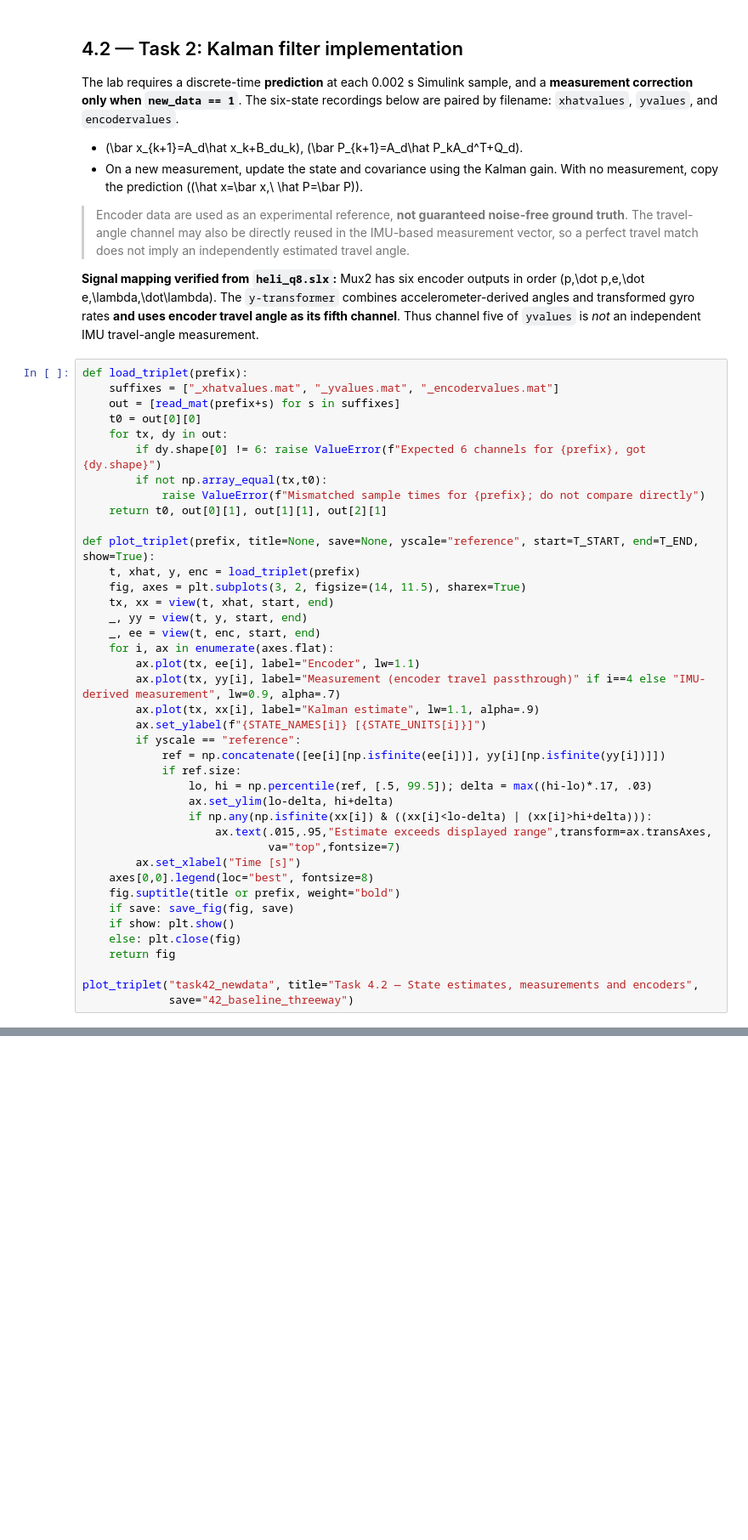
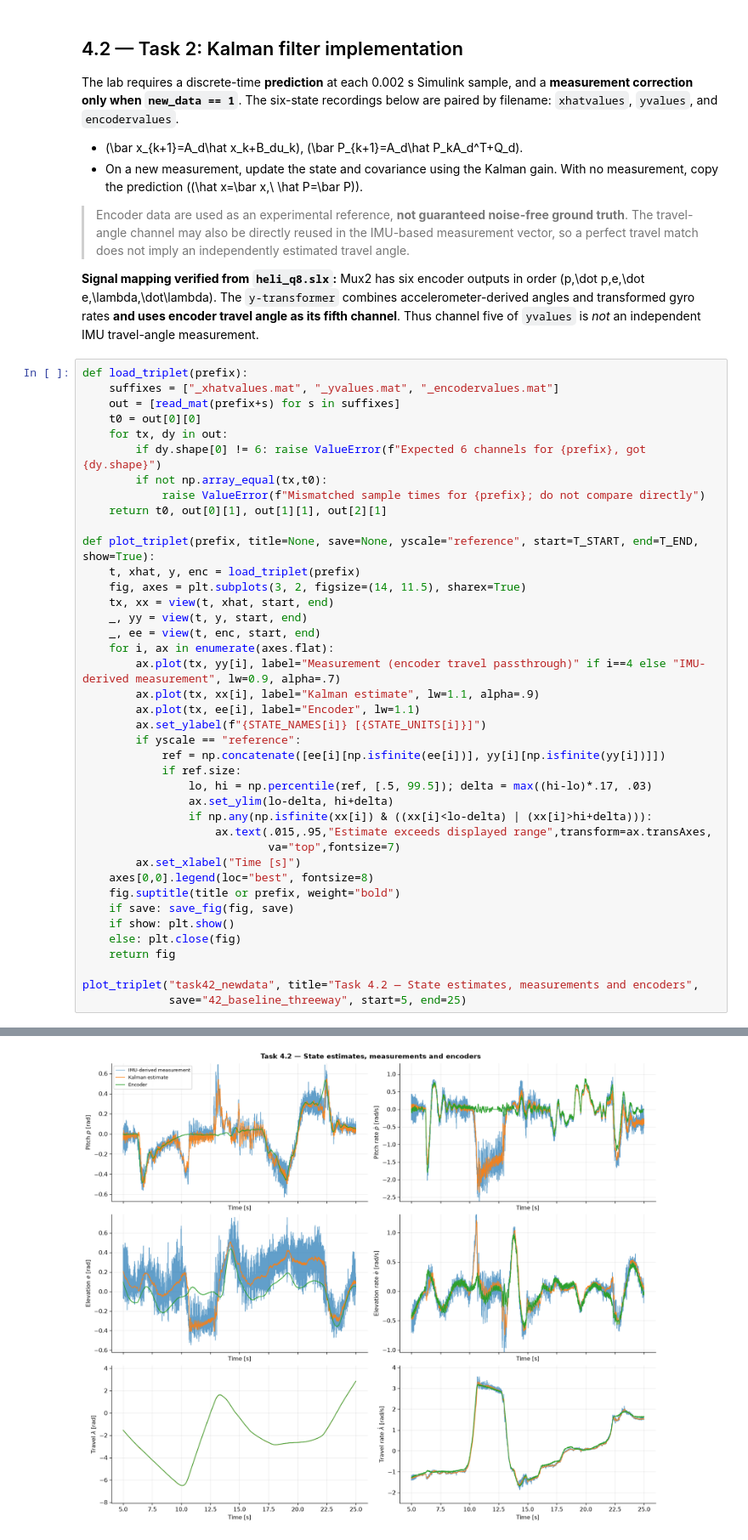
Before and after one commit to Pederaa/TTK4115-Helicopter-lab, a Jupyter notebook: Part IV – Kalman filter/Behandling av data fra lab/03_Analyse/TTK4115_Lab4_Analyse_PartIV_Renset.ipynb, the cells around one changed output, grey strips where cells are left out. Shown at 85% size. Drawn from its saved outputs; the diff is of its cells as text; blank space fills up the shorter version.

```diff
--- a/Part IV – Kalman filter/Behandling av data fra lab/03_Analyse/TTK4115_Lab4_Analyse_PartIV_Renset.ipynb
+++ b/Part IV – Kalman filter/Behandling av data fra lab/03_Analyse/TTK4115_Lab4_Analyse_PartIV_Renset.ipynb
@@ -355,9 +425,9 @@ def plot_triplet(prefix, title=None, save=None, yscale="reference", start=T_STAR
     _, yy = view(t, y, start, end)
     _, ee = view(t, enc, start, end)
     for i, ax in enumerate(axes.flat):
-        ax.plot(tx, ee[i], label="Encoder", lw=1.1)
         ax.plot(tx, yy[i], label="Measurement (encoder travel passthrough)" if i==4 else "IMU-derived measurement", lw=0.9, alpha=.7)
         ax.plot(tx, xx[i], label="Kalman estimate", lw=1.1, alpha=.9)
+        ax.plot(tx, ee[i], label="Encoder", lw=1.1)
         ax.set_ylabel(f"{STATE_NAMES[i]} [{STATE_UNITS[i]}]")
         if yscale == "reference":
             ref = np.concatenate([ee[i][np.isfinite(ee[i])], yy[i][np.isfinite(yy[i])]])
@@ -376,4 +446,5 @@ def plot_triplet(prefix, title=None, save=None, yscale="reference", start=T_STAR
     return fig
 
 plot_triplet("task42_newdata", title="Task 4.2 — State estimates, measurements and encoders",
-             save="42_baseline_threeway")
+             save="42_baseline_threeway", start=5, end=25)
+# %% [output]
@@ -379,0 +452 @@ plot_triplet("task42_newdata", title="Task 4.2 — State estimates, measurements
+[figure, added]
```
Also changed, not shown: parts of 10 cells of this notebook, 30 other files.
